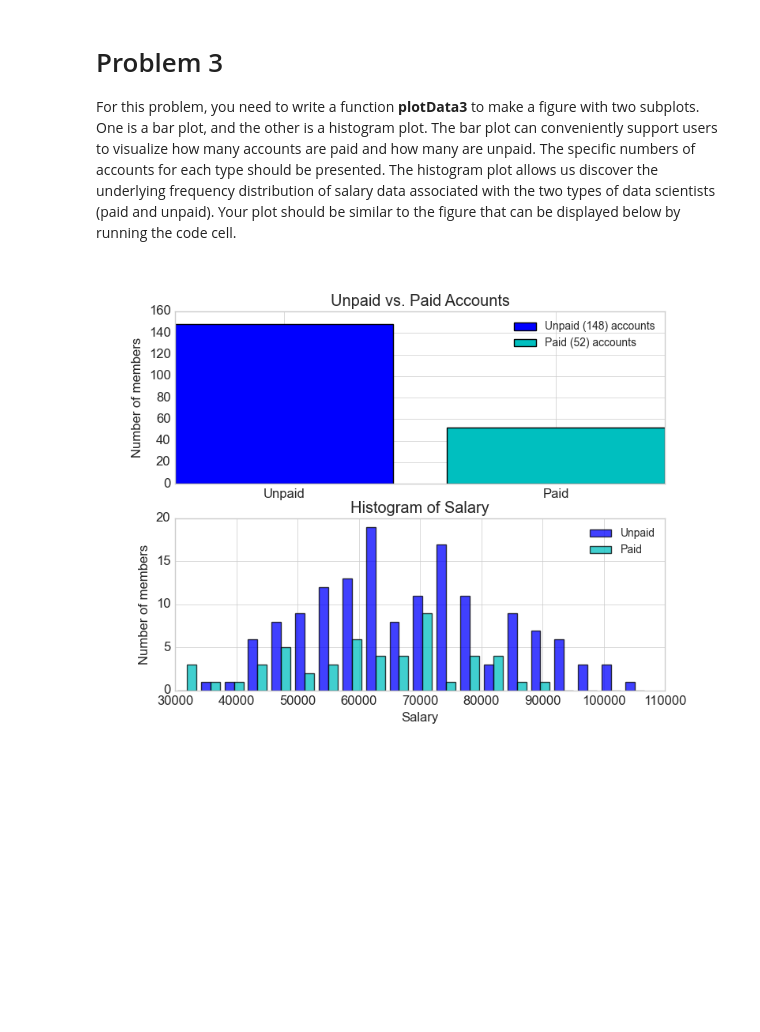
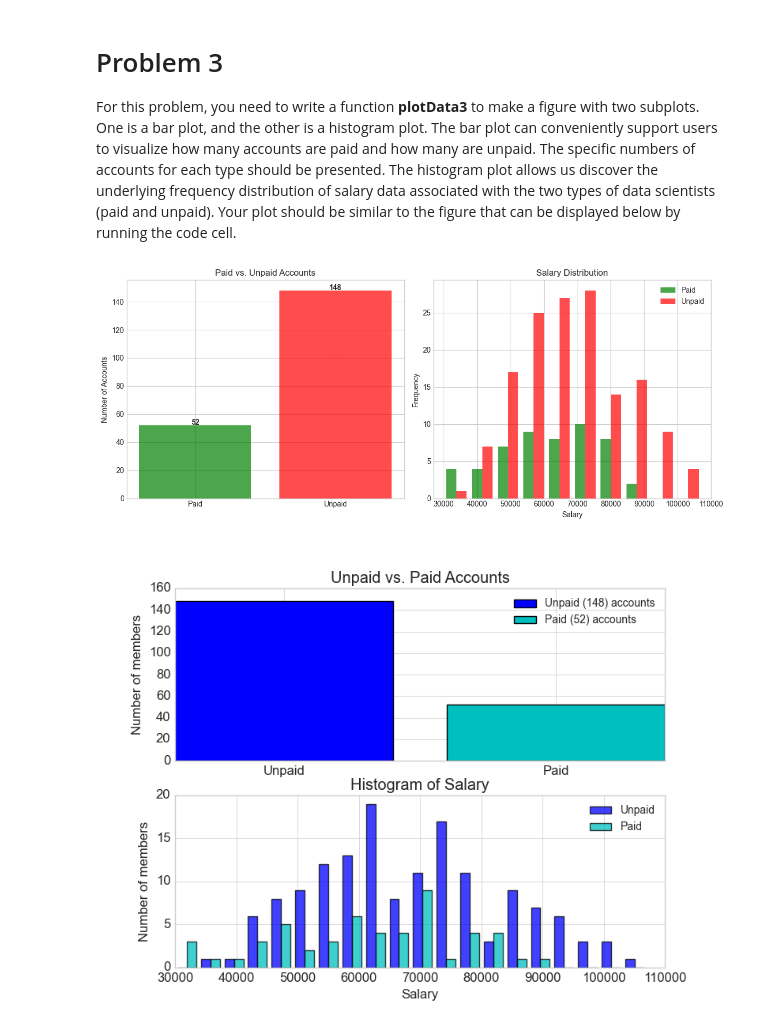
Before and after one commit to Daniel-Harrod13/Apcv_361, a Jupyter notebook: a1.ipynb, the cells around one changed output. Saved outputs shown, nothing was run; the diff lists cells and outputs as text; code cells hidden in the pictures; blank space fills up the shorter version.

```diff
--- a/a1.ipynb
+++ b/a1.ipynb
@@ -111,3 +160,65 @@ plotData3(data)
+# %%
+def plotData3(data):
+    """
+    data: a list of data scientist tuples
+    The function plots the the data scientists as required in the problem
+    """
+    # Separate data into paid and unpaid
+    paid = [(tenure, salary) for (tenure, salary, account) in data if account == 1]
+    unpaid = [(tenure, salary) for (tenure, salary, account) in data if account == 0]
+
+    # Count how many paid vs. unpaid
+    num_paid = len(paid)
+    num_unpaid = len(unpaid)
+
+    # Extract salaries for paid and unpaid
+    paid_salaries   = [s for (_, s) in paid]
+    unpaid_salaries = [s for (_, s) in unpaid]
+
+    # Create a 1 row, 2 column figure
+    fig, (ax1, ax2) = plt.subplots(1, 2, figsize=(12, 5))
+
+
+    # Positions for the bars
+    x_positions = [0, 1]
+    # Heights
+    heights = [num_paid, num_unpaid]
+    # Labels
+    labels = ['Paid', 'Unpaid']
+
+    ax1.bar(x_positions, heights, color=['green', 'red'], alpha=0.7)
+    ax1.set_xticks(x_positions)
+    ax1.set_xticklabels(labels)
+    ax1.set_ylabel('Number of Accounts')
+    ax1.set_title('Paid vs. Unpaid Accounts')
+
+    # Annotate bars with their counts
+    for i, v in enumerate(heights):
+        ax1.text(i, v + 0.5, str(v), ha='center', fontweight='bold')
+
+    # Salaries Histogram
+
+    # Plot side-by-side or overlapping histograms
+    ax2.hist([paid_salaries, unpaid_salaries],
+             bins=10,  # You can adjust the bin count as needed
+             color=['green', 'red'],
+             alpha=0.7,
+             label=['Paid', 'Unpaid'])
+    ax2.set_xlabel('Salary')
+    ax2.set_ylabel('Frequency')
+    ax2.set_title('Salary Distribution')
+    ax2.legend()
+
+    # Adjust layout and show the combined figure
+    plt.tight_layout()
+    plt.show()
+
+
+    pass
+
+plotData3(data)
+# %% [output]
+[figure, added]
 # %%
 from IPython.core.display import Image
 Image(filename='p3.png')
```
Also changed, not shown: parts of 7 cells of this notebook.
